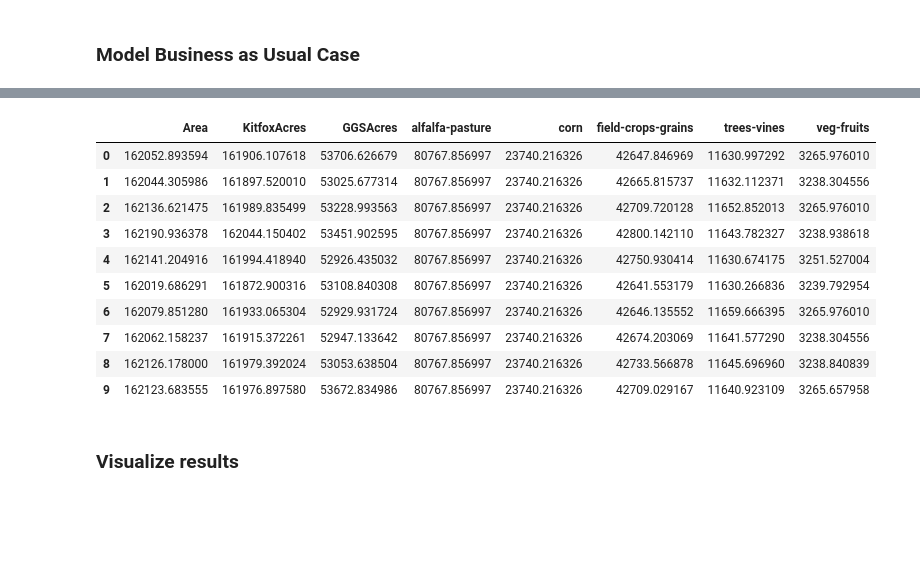
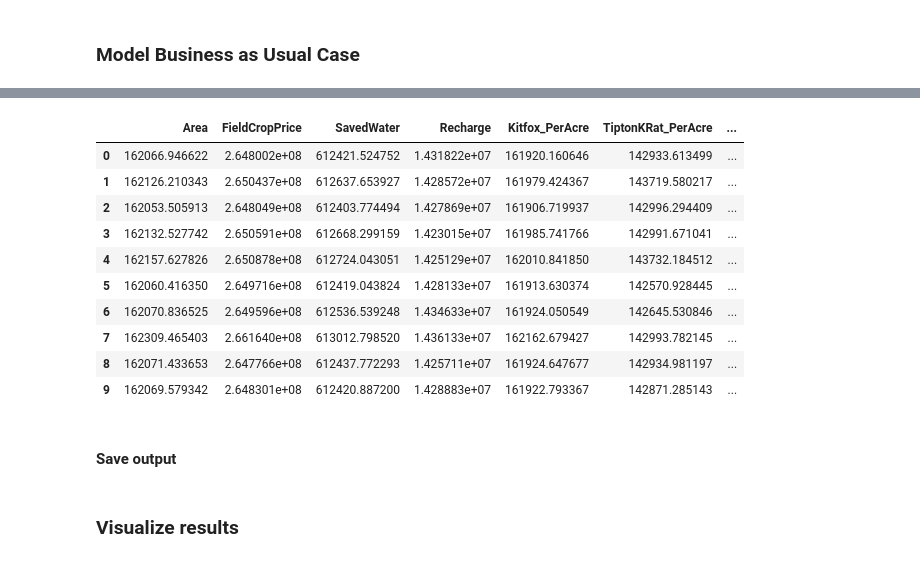
Before and after one commit to eanderson-ei/cv-mbom, a Jupyter notebook: notebooks/greedy-optimization.ipynb, the cells around one changed output, grey strips where cells are left out. Cells and saved outputs as stored; diff of their text form; code cells hidden in the pictures; blank space fills up the shorter version.

```diff
--- a/notebooks/greedy-optimization.ipynb
+++ b/notebooks/greedy-optimization.ipynb
@@ -32,0 +72,2 @@ targets
+# %%
+df['PricePerAcre'] = round(df['FieldCropPrice'] / df['Area'],2)
@@ -33 +76,5 @@ targets
+# %%
+for eco_service in eco_service_cols[2:]: # exclude Recharge and Saved Water
+    new_col = str(eco_service + '_PerAcre')
+    df[new_col] = df[eco_service] / 100 * df['Area']
 # %% [markdown]
@@ -38,2 +82,8 @@ TO DO: Adjust outcome_cols in bootstrap module
 # %% [markdown]
 ### Model Business as Usual Case
+# %%
+# Get list of columns to track for each repetition
+outcome_cols = (['Area', 'FieldCropPrice']
+                + [str(eco_service) for eco_service in eco_service_cols[:2]]
+                + [str(eco_service + '_PerAcre') for eco_service in eco_service_cols[2:]])
+outcome_cols
@@ -52,13 +118,12 @@ TO DO: Adjust outcome_cols in bootstrap module
 
 region = 'KR'
 crop_types = targets.columns
-outcome_cols = ['Area','KitfoxAcres', 'GGSAcres']
 trials = pd.DataFrame(columns=outcome_cols)
 
-for i in range(10):
+for i in range(100):
     df_fallow = pd.DataFrame(columns=df.columns)
     for crop in crop_types:
-        df_crop = df[df['CropX'] == crop]
+        df_crop = df[df['Crop_PPIC'] == crop]
         target = targets.loc[region, crop]
         df_crop_shuffle = df_crop.sample(n=df_crop.shape[0])
         df_crop_shuffle.sort_values('PricePerAcre', inplace=True)
@@ -72,21 +137,23 @@ for i in range(10):
         df_crop_fallow = df_crop_shuffle[df_fallow_bool]
         df_fallow = df_fallow.append(df_crop_fallow, ignore_index=True)
     outcomes = pd.DataFrame(df_fallow[outcome_cols].sum()).T
-    areas = df_fallow[['Area','CropX']].groupby('CropX').sum().T
+    areas = df_fallow[['Area','Crop_PPIC']].groupby('Crop_PPIC').sum().T
     areas.reset_index(drop=True, inplace=True)
     output = pd.concat([outcomes, areas], axis=1, sort=False)
     trials = trials.append(output, ignore_index=True, sort=False)
 # %%
-trials
+trials.head(10)
 # %% [output]
-|  | Area | KitfoxAcres | GGSAcres | alfalfa-pasture | corn | field-crops-grains | trees-vines | veg-fruits |
-| 0 | 162052.893594 | 161906.107618 | 53706.626679 | 80767.856997 | 23740.216326 | 42647.846969 | 11630.997292 | 3265.976010 |
-| 1 | 162044.305986 | 161897.520010 | 53025.677314 | 80767.856997 | 23740.216326 | 42665.815737 | 11632.112371 | 3238.304556 |
-| 2 | 162136.621475 | 161989.835499 | 53228.993563 | 80767.856997 | 23740.216326 | 42709.720128 | 11652.852013 | 3265.976010 |
-| 3 | 162190.936378 | 162044.150402 | 53451.902595 | 80767.856997 | 23740.216326 | 42800.142110 | 11643.782327 | 3238.938618 |
-| 4 | 162141.204916 | 161994.418940 | 52926.435032 | 80767.856997 | 23740.216326 | 42750.930414 | 11630.674175 | 3251.527004 |
-| 5 | 162019.686291 | 161872.900316 | 53108.840308 | 80767.856997 | 23740.216326 | 42641.553179 | 11630.266836 | 3239.792954 |
-| 6 | 162079.851280 | 161933.065304 | 52929.931724 | 80767.856997 | 23740.216326 | 42646.135552 | 11659.666395 | 3265.976010 |
-| 7 | 162062.158237 | 161915.372261 | 52947.133642 | 80767.856997 | 23740.216326 | 42674.203069 | 11641.577290 | 3238.304556 |
-| 8 | 162126.178000 | 161979.392024 | 53053.638504 | 80767.856997 | 23740.216326 | 42733.566878 | 11645.696960 | 3238.840839 |
-| 9 | 162123.683555 | 161976.897580 | 53672.834986 | 80767.856997 | 23740.216326 | 42709.029167 | 11640.923109 | 3265.657958 |
+|  | Area | FieldCropPrice | SavedWater | Recharge | Kitfox_PerAcre | TiptonKRat_PerAcre | ... |
+| 0 | 162066.946622 | 2.648002e+08 | 612421.524752 | 1.431822e+07 | 161920.160646 | 142933.613499 | ... |
+| 1 | 162126.210343 | 2.650437e+08 | 612637.653927 | 1.428572e+07 | 161979.424367 | 143719.580217 | ... |
+| 2 | 162053.505913 | 2.648049e+08 | 612403.774494 | 1.427869e+07 | 161906.719937 | 142996.294409 | ... |
+| 3 | 162132.527742 | 2.650591e+08 | 612668.299159 | 1.423015e+07 | 161985.741766 | 142991.671041 | ... |
+| 4 | 162157.627826 | 2.650878e+08 | 612724.043051 | 1.425129e+07 | 162010.841850 | 143732.184512 | ... |
+| 5 | 162060.416350 | 2.649716e+08 | 612419.043824 | 1.428133e+07 | 161913.630374 | 142570.928445 | ... |
+| 6 | 162070.836525 | 2.649596e+08 | 612536.539248 | 1.434633e+07 | 161924.050549 | 142645.530846 | ... |
+| 7 | 162309.465403 | 2.661640e+08 | 613012.798520 | 1.436133e+07 | 162162.679427 | 142993.782145 | ... |
+| 8 | 162071.433653 | 2.647766e+08 | 612437.772293 | 1.425711e+07 | 161924.647677 | 142934.981197 | ... |
+| 9 | 162069.579342 | 2.648301e+08 | 612420.887200 | 1.428883e+07 | 161922.793367 | 142871.285143 | ... |
+# %% [markdown]
+#### Save output
```
Also changed, not shown: parts of 32 cells of this notebook, 4 other files.
